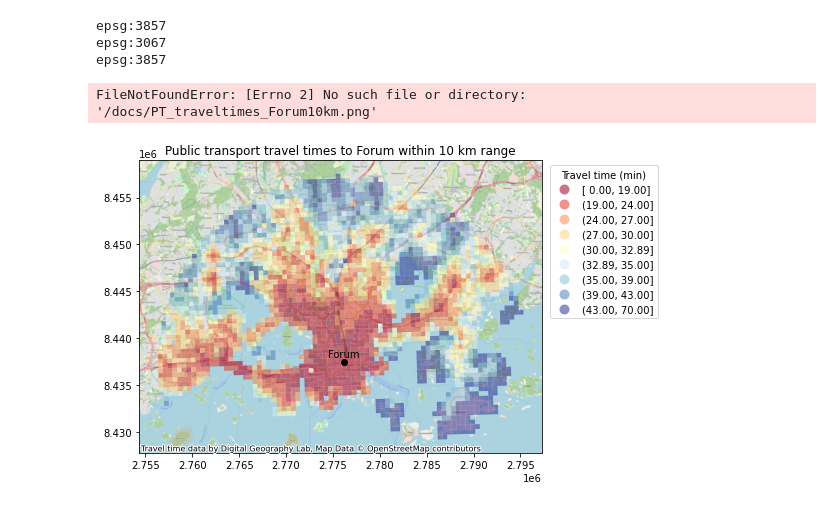
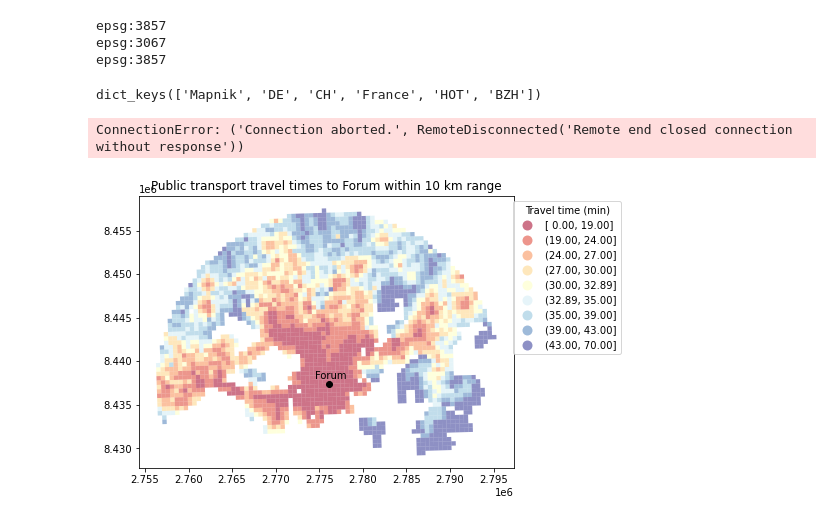
Before and after one commit to AutoGIS-2020/exercise-5-tuulri, a Jupyter notebook: exercise_5_problem1.ipynb, the cells around one changed output. Saved outputs shown, nothing was run; the diff lists cells and outputs as text; code cells hidden in the pictures.

```diff
--- a/exercise_5_problem1.ipynb
+++ b/exercise_5_problem1.ipynb
@@ -156,36 +160,39 @@ print(forum_point.crs)
 epsg:3857
 epsg:3067
 epsg:3857
+# %%
+import contextily as ctx
+ctx.providers.OpenStreetMap.keys()
+# %% [output]
+dict_keys(['Mapnik', 'DE', 'CH', 'France', 'HOT', 'BZH'])
 # %%
-import contextily as ctx
-
-credits = "Travel time data by Digital Geography Lab, Map Data © OpenStreetMap contributors"
+credits = "Tuuli Rissanen, AutoGIS-2020\nTravel time data by Digital Geography Lab, Map Data © OpenStreetMap contributors"
 
 fig, ax=plt.subplots(figsize=(10,5))
 
 buf.plot(ax=ax, column='pt_r_t', scheme='quantiles',k=9, cmap='RdYlBu', alpha=0.55,
         legend= True)
 
 ax.get_legend().set_bbox_to_anchor((1.3,1))
 ax.get_legend().set_title("Travel time (min)")
 
 forum_point.plot(ax=ax, color="black")
 ax.text(2774500, 8438000,'Forum')
 ax.set_title('Public transport travel times to Forum within 10 km range')
 
-ctx.add_basemap(ax, attribution=credits, source=ctx.providers.OpenStreetMap.Mapnik)
+ctx.add_basemap(ax, attribution=credits, source=ctx.providers.OpenStreetMap.DE)
 
 plt.tight_layout()
 
 fig
 
 # Save figure into docs folder
 import os
 
-myfp = r'/docs'
+#myfp = r'/docs'
 figname ='PT_traveltimes_Forum10km.png'
-outfp = os.path.join(myfp, figname)
-fig.savefig(outfp)
+#outfp = os.path.join(myfp, figname)
+#fig.savefig(outfp)
 # %% [output]
-FileNotFoundError: [Errno 2] No such file or directory: '/docs/PT_traveltimes_Forum10km.png'
+ConnectionError: ('Connection aborted.', RemoteDisconnected('Remote end closed connection without response'))
-[figure, old version]
+[figure, new version]
```
Also changed, not shown: parts of 2 cells of this notebook.
